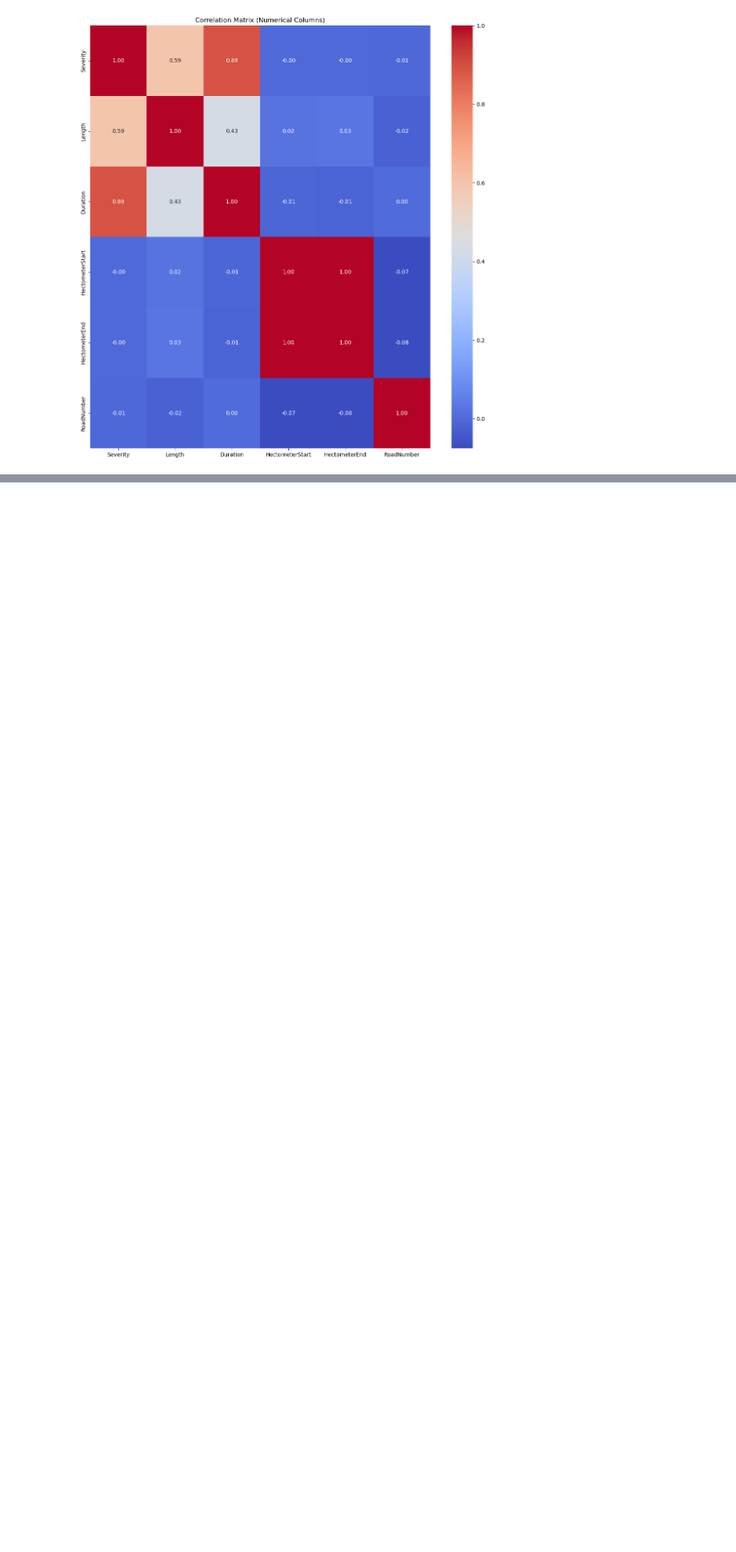
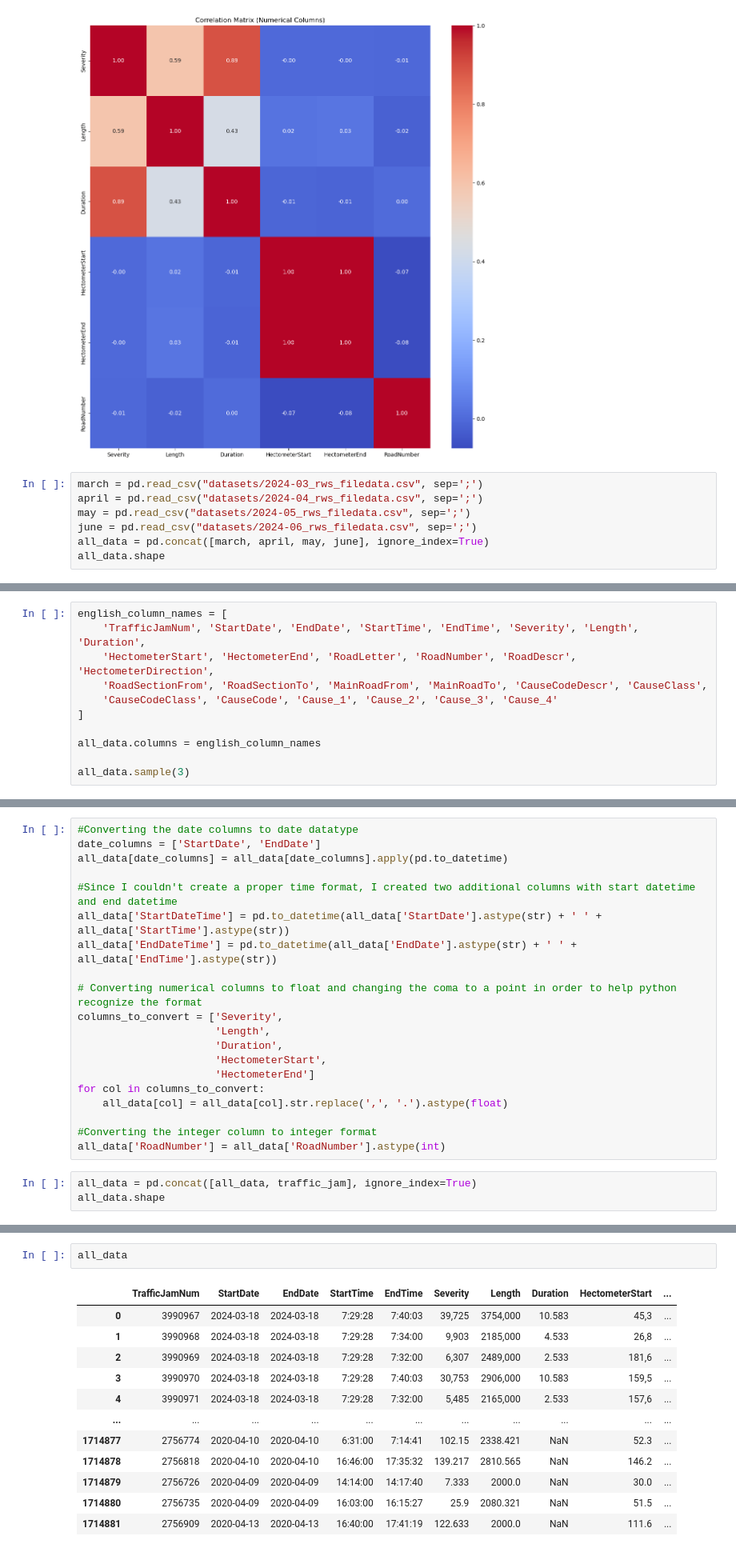
Before and after one commit to mhristev/TodayAI, a Jupyter notebook: TrafficDataCleaning.ipynb, the cells around one changed output, grey strips where cells are left out. Shown at 80% size. Drawn from its saved outputs; the diff is of its cells as text; blank space fills up the shorter version.

```diff
--- a/TrafficDataCleaning.ipynb
+++ b/TrafficDataCleaning.ipynb
@@ -935,3 +941,10 @@ plt.title('Correlation Matrix (Numerical Columns)')
 plt.show()
 # %% [output]
 [figure]
+# %%
+march = pd.read_csv("datasets/2024-03_rws_filedata.csv", sep=';')
+april = pd.read_csv("datasets/2024-04_rws_filedata.csv", sep=';')
+may = pd.read_csv("datasets/2024-05_rws_filedata.csv", sep=';')
+june = pd.read_csv("datasets/2024-06_rws_filedata.csv", sep=';')
+all_data = pd.concat([march, april, may, june], ignore_index=True)
+all_data.shape
@@ -937,0 +953,11 @@ plt.show()
+# %%
+english_column_names = [
+    'TrafficJamNum', 'StartDate', 'EndDate', 'StartTime', 'EndTime', 'Severity', 'Length', 'Duration',
+    'HectometerStart', 'HectometerEnd', 'RoadLetter', 'RoadNumber', 'RoadDescr', 'HectometerDirection',
+    'RoadSectionFrom', 'RoadSectionTo', 'MainRoadFrom', 'MainRoadTo', 'CauseCodeDescr', 'CauseClass',
+    'CauseCodeClass', 'CauseCode', 'Cause_1', 'Cause_2', 'Cause_3', 'Cause_4'
+]
+
+all_data.columns = english_column_names
+
+all_data.sample(3)
@@ -937,0 +970,23 @@ plt.show()
+# %%
+#Converting the date columns to date datatype
+date_columns = ['StartDate', 'EndDate']
+all_data[date_columns] = all_data[date_columns].apply(pd.to_datetime)
+
+#Since I couldn't create a proper time format, I created two additional columns with start datetime and end datetime
+all_data['StartDateTime'] = pd.to_datetime(all_data['StartDate'].astype(str) + ' ' + all_data['StartTime'].astype(str))
+all_data['EndDateTime'] = pd.to_datetime(all_data['EndDate'].astype(str) + ' ' + all_data['EndTime'].astype(str))
+
+# Converting numerical columns to float and changing the coma to a point in order to help python recognize the format
+columns_to_convert = ['Severity',
+                      'Length',
+                      'Duration',
+                      'HectometerStart',
+                      'HectometerEnd']
+for col in columns_to_convert:
+    all_data[col] = all_data[col].str.replace(',', '.').astype(float)
+
+#Converting the integer column to integer format
+all_data['RoadNumber'] = all_data['RoadNumber'].astype(int)
+# %%
+all_data = pd.concat([all_data, traffic_jam], ignore_index=True)
+all_data.shape
@@ -937,0 +1015,15 @@ plt.show()
+# %%
+all_data
+# %% [output]
+|  | TrafficJamNum | StartDate | EndDate | StartTime | EndTime | Severity | Length | Duration | HectometerStart | ... |
+| 0 | 3990967 | 2024-03-18 | 2024-03-18 | 7:29:28 | 7:40:03 | 39,725 | 3754,000 | 10.583 | 45,3 | ... |
+| 1 | 3990968 | 2024-03-18 | 2024-03-18 | 7:29:28 | 7:34:00 | 9,903 | 2185,000 | 4.533 | 26,8 | ... |
+| 2 | 3990969 | 2024-03-18 | 2024-03-18 | 7:29:28 | 7:32:00 | 6,307 | 2489,000 | 2.533 | 181,6 | ... |
+| 3 | 3990970 | 2024-03-18 | 2024-03-18 | 7:29:28 | 7:40:03 | 30,753 | 2906,000 | 10.583 | 159,5 | ... |
+| 4 | 3990971 | 2024-03-18 | 2024-03-18 | 7:29:28 | 7:32:00 | 5,485 | 2165,000 | 2.533 | 157,6 | ... |
+| ... | ... | ... | ... | ... | ... | ... | ... | ... | ... | ... |
+| 1714877 | 2756774 | 2020-04-10 | 2020-04-10 | 6:31:00 | 7:14:41 | 102.15 | 2338.421 | NaN | 52.3 | ... |
+| 1714878 | 2756818 | 2020-04-10 | 2020-04-10 | 16:46:00 | 17:35:32 | 139.217 | 2810.565 | NaN | 146.2 | ... |
+| 1714879 | 2756726 | 2020-04-09 | 2020-04-09 | 14:14:00 | 14:17:40 | 7.333 | 2000.0 | NaN | 30.0 | ... |
+| 1714880 | 2756735 | 2020-04-09 | 2020-04-09 | 16:03:00 | 16:15:27 | 25.9 | 2080.321 | NaN | 51.5 | ... |
+| 1714881 | 2756909 | 2020-04-13 | 2020-04-13 | 16:40:00 | 17:41:19 | 122.633 | 2000.0 | NaN | 111.6 | ... |
```
Also changed, not shown: parts of 10 cells of this notebook, 1 other file.
